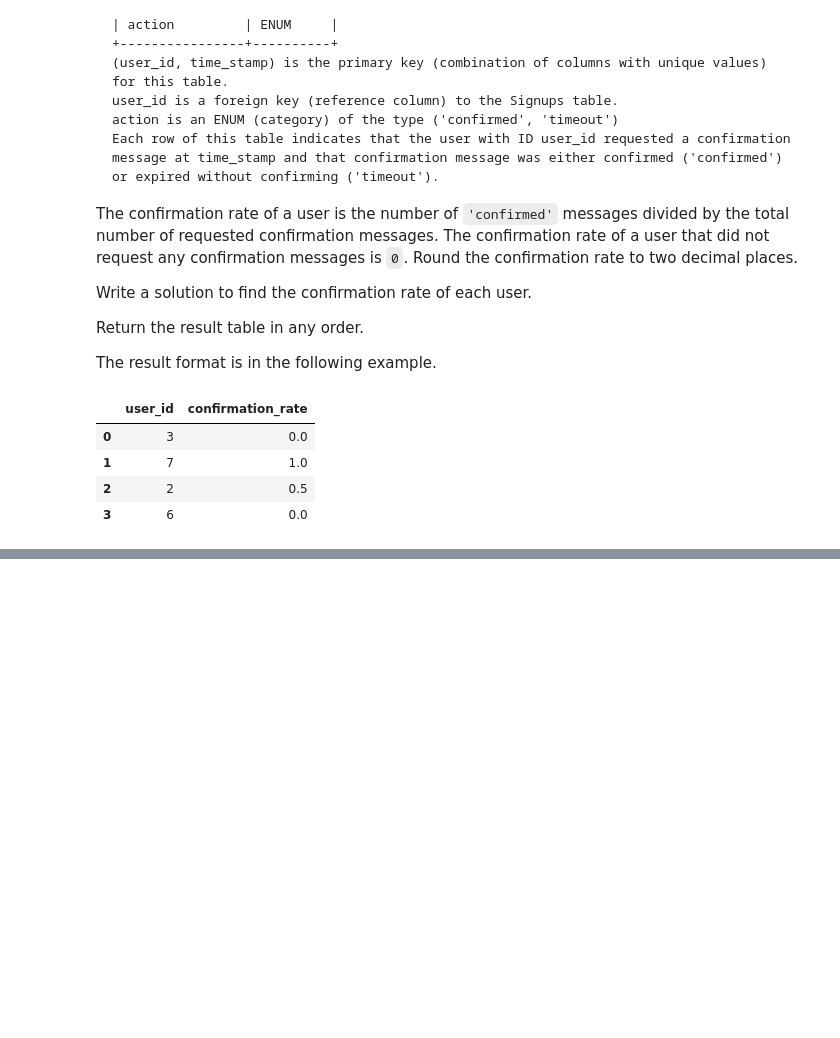
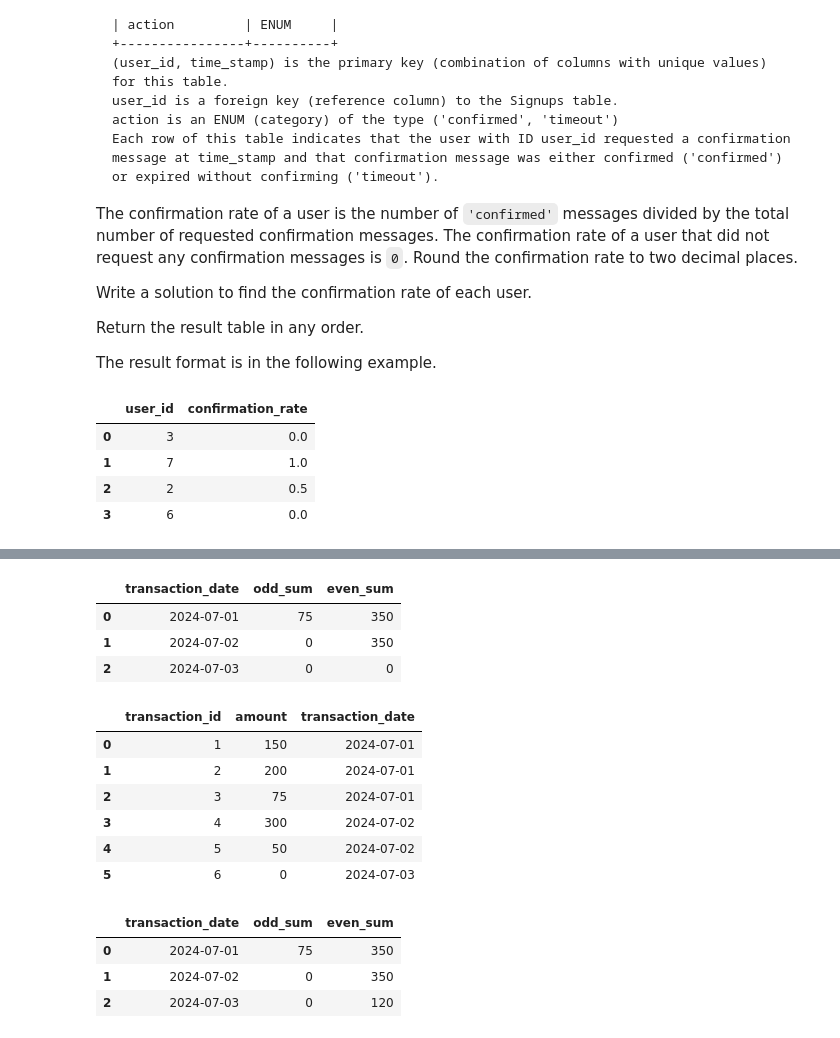
Before and after one commit to drwslv/LeetCode-Pandas, a Jupyter notebook: examples_1.ipynb, the cells around one changed output, grey strips where cells are left out. Drawn from its saved outputs; the diff is of its cells as text; code cells hidden in the pictures; blank space fills up the shorter version.

```diff
--- a/examples_1.ipynb
+++ b/examples_1.ipynb
@@ -3189,0 +3221,21 @@ confirmation_rate(signups, confirmations)
+# %%
+data = [[1, 150, '2024-07-01'], [2, 200, '2024-07-01'], [3, 75, '2024-07-01'], [4, 300, '2024-07-02'], [5, 50, '2024-07-02'], [6, 0, '2024-07-03']]
+transactions = pd.DataFrame(data, columns=['transaction_id', 'amount', 'transaction_date']).astype({'transaction_id':'int', 'amount':'int'})
+transactions['transaction_date'] = pd.to_datetime(transactions['transaction_date'])
+# %%
+sum_daily_odd_even(transactions)
+# %% [output]
+|  | transaction_date | odd_sum | even_sum |
+| 0 | 2024-07-01 | 75 | 350 |
+| 1 | 2024-07-02 | 0 | 350 |
+| 2 | 2024-07-03 | 0 | 0 |
+# %%
+transactions
+# %% [output]
+|  | transaction_id | amount | transaction_date |
+| 0 | 1 | 150 | 2024-07-01 |
+| 1 | 2 | 200 | 2024-07-01 |
+| 2 | 3 | 75 | 2024-07-01 |
+| 3 | 4 | 300 | 2024-07-02 |
+| 4 | 5 | 50 | 2024-07-02 |
+| 5 | 6 | 0 | 2024-07-03 |
@@ -3189,0 +3245,7 @@ confirmation_rate(signups, confirmations)
+# %%
+transactions.groupby('transaction_date', as_index=False).agg(odd_sum=('odd','sum'), even_sum=('even','sum'))
+# %% [output]
+|  | transaction_date | odd_sum | even_sum |
+| 0 | 2024-07-01 | 75 | 350 |
+| 1 | 2024-07-02 | 0 | 350 |
+| 2 | 2024-07-03 | 0 | 120 |
```
Also changed, not shown: parts of 4 cells of this notebook.
